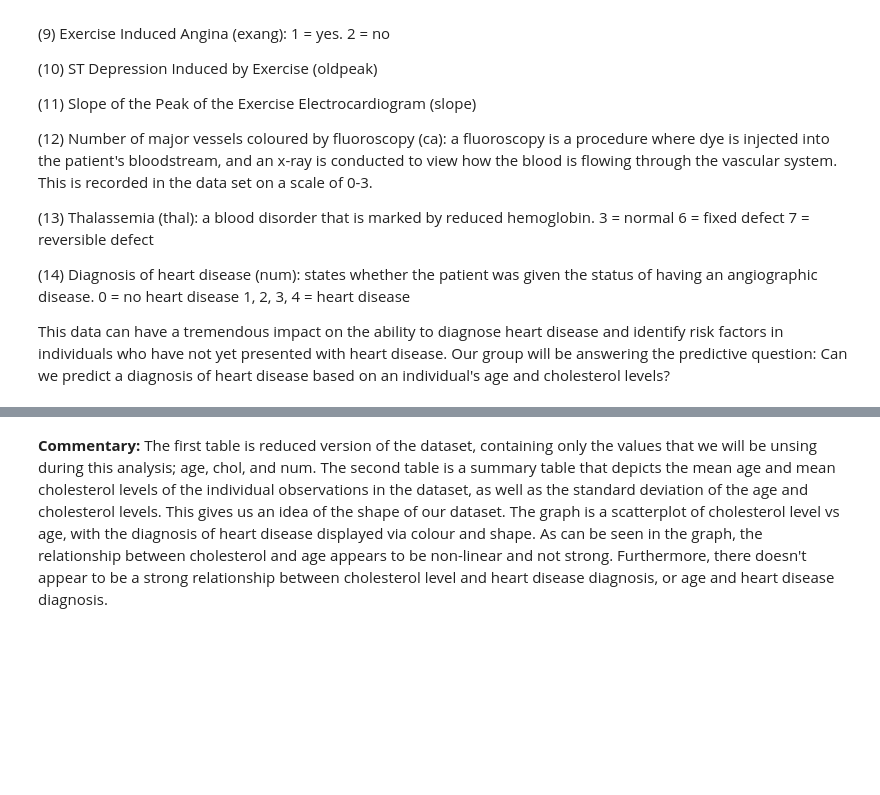
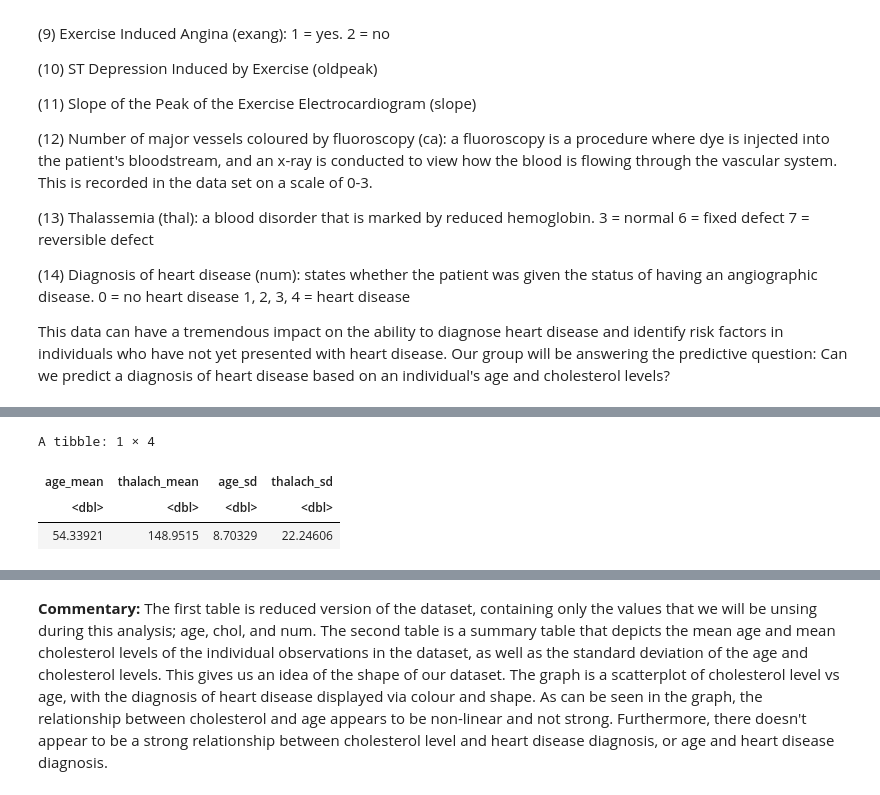
Before and after one commit to ChinmayBhansali/DSCI-100-Group-Project, a Jupyter notebook: GroupProject.ipynb, the cells around one changed output, grey strips where cells are left out. Cells and saved outputs as stored; diff of their text form; code cells hidden in the pictures; blank space fills up the shorter version.

```diff
--- a/GroupProject.ipynb
+++ b/GroupProject.ipynb
@@ -133,0 +111,16 @@ A tibble: 1 × 4
+# %%
+set.seed(2002) #do not change this!!!
+
+cleveland_split <- initial_split(cleveland_data_reduced, prop = 0.75, strata = num)
+cleveland_training <- training(cleveland_split)
+cleveland_testing <- testing(cleveland_split)
+
+summary_table <- cleveland_training |>
+    summarize(age_mean = mean(age, na.rm = TRUE), thalach_mean = mean(thalach, na.rm = TRUE),
+             age_sd = sd(age, na.rm = TRUE), thalach_sd = sd(thalach, na.rm = TRUE))
+summary_table
+# %% [output]
+A tibble: 1 × 4
+| age_mean | thalach_mean | age_sd | thalach_sd |
+| <dbl> | <dbl> | <dbl> | <dbl> |
+| 54.33921 | 148.9515 | 8.70329 | 22.24606 |
```
Also changed, not shown: parts of 3 cells of this notebook.
